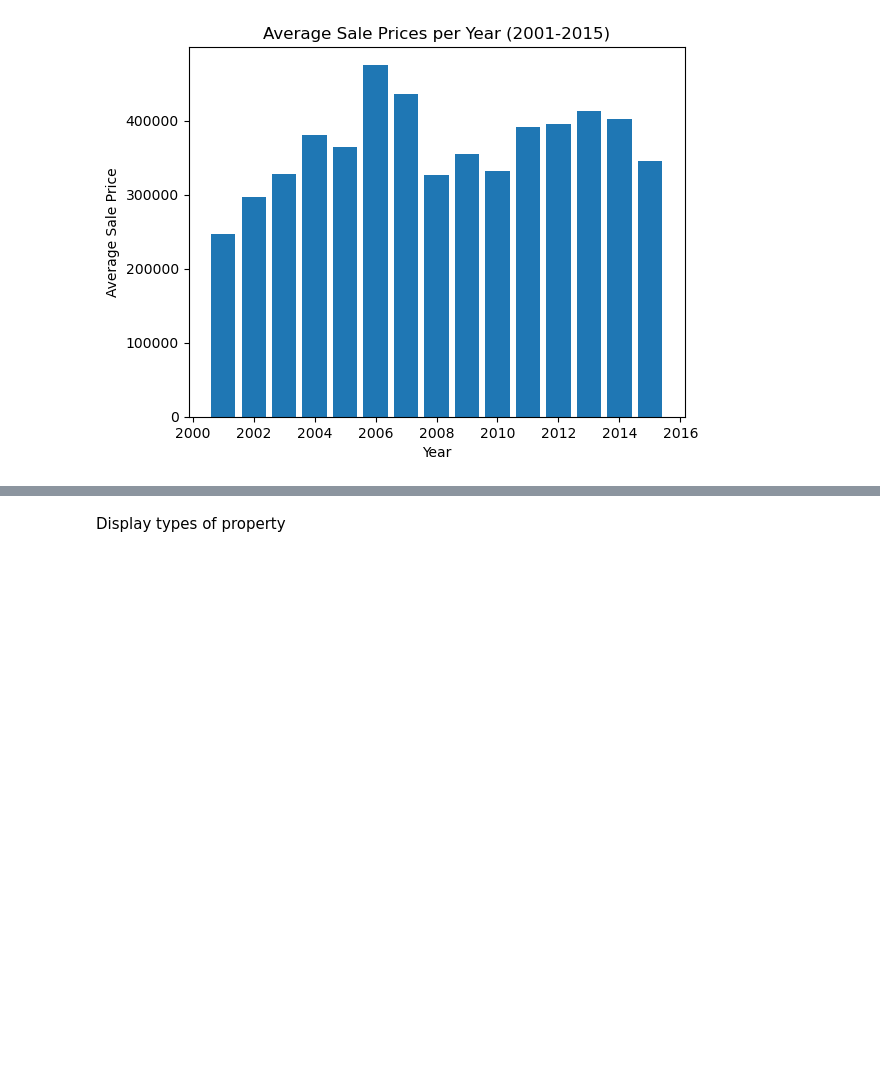
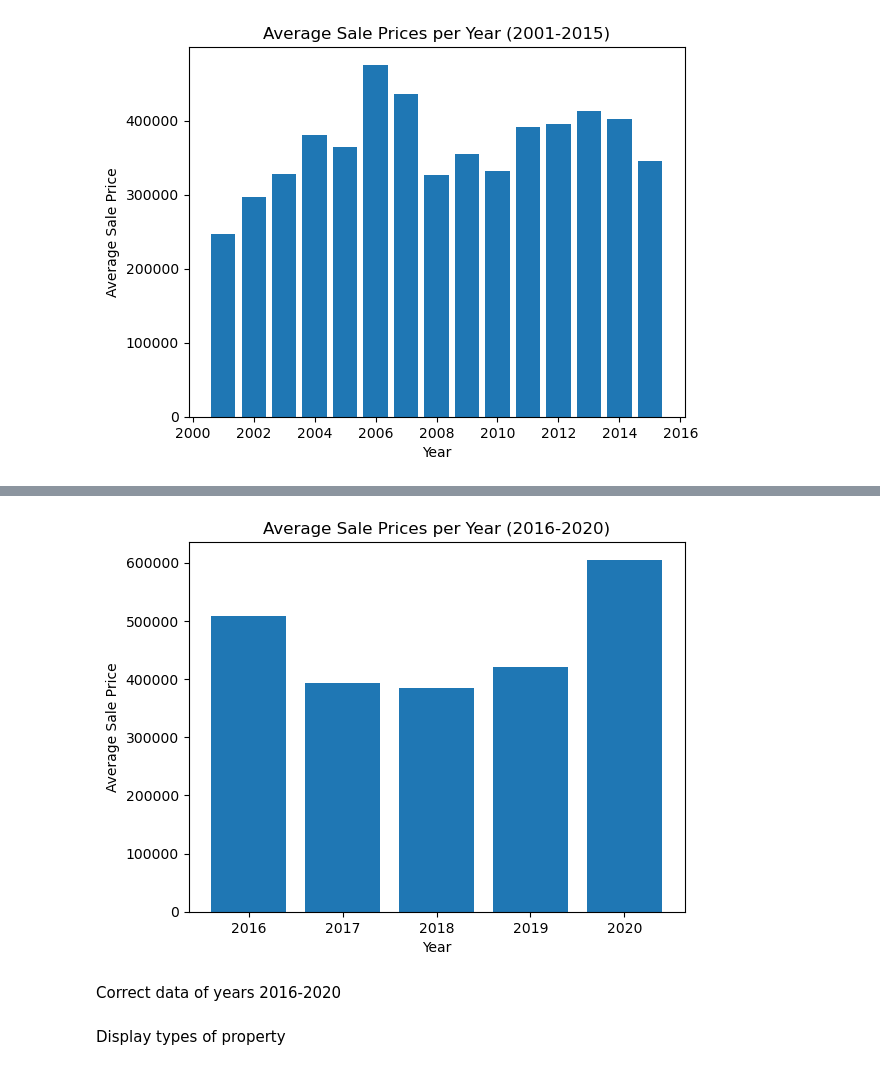
Before and after one commit to alenak2610/RE-market-CT, a Jupyter notebook: All Workbooks/final_proj.ipynb, the cells around one changed output, grey strips where cells are left out. Saved outputs shown, nothing was run; the diff lists cells and outputs as text; code cells hidden in the pictures; blank space fills up the shorter version.

```diff
--- a/All Workbooks/final_proj.ipynb
+++ b/All Workbooks/final_proj.ipynb
@@ -215,3 +244,13 @@ plt.show()
+# %%
+plt.bar(avg_price_per_year.index, avg_price_per_year.values)
+plt.title('Average Sale Prices per Year (2016-2020)')
+plt.xlabel('Year')
+plt.ylabel('Average Sale Price')
+plt.show()
+# %% [output]
+[figure, added]
+# %% [markdown]
+Correct data of years 2016-2020
 # %% [markdown]
 Display types of property
 # %%
```
Also changed, not shown: parts of 7 cells of this notebook, 1 other file.
